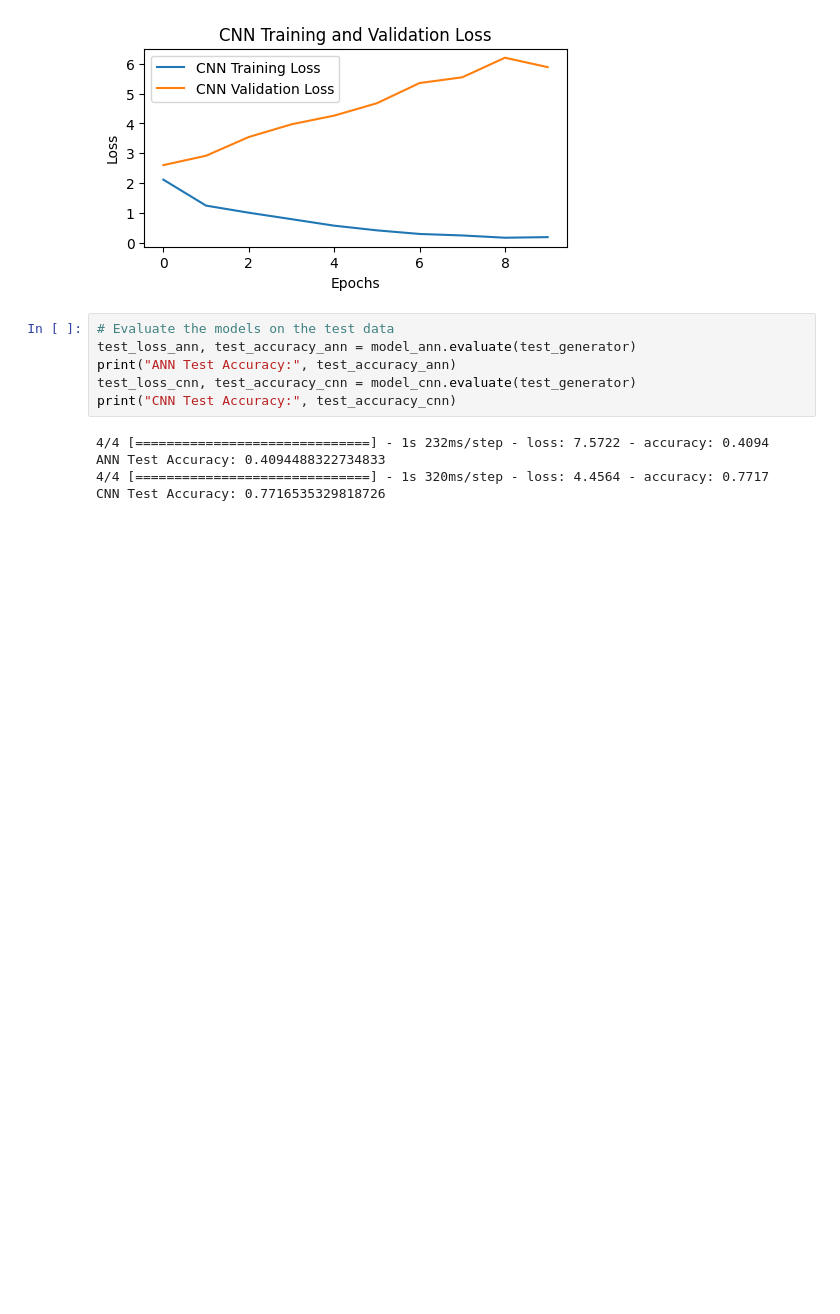
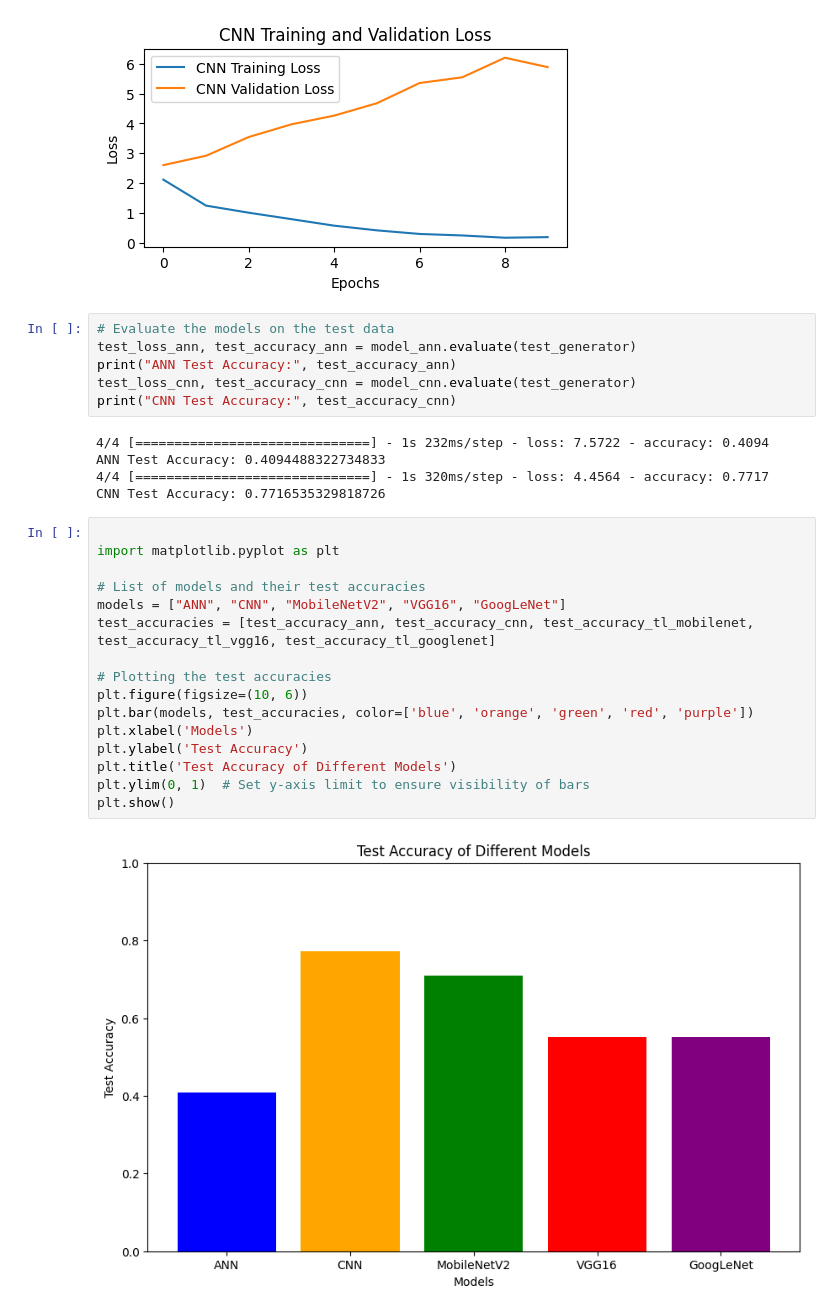
Before and after one commit to Guhan2348519/lab-task, a Jupyter notebook: Research.ipynb, the cells around one changed output. Drawn from its saved outputs; the diff is of its cells as text; blank space fills up the shorter version.

```diff
--- a/Research.ipynb
+++ b/Research.ipynb
@@ -619,3 +626,21 @@ print("CNN Test Accuracy:", test_accuracy_cnn)
 ANN Test Accuracy: 0.4094488322734833
 4/4 [==============================] - 1s 320ms/step - loss: 4.4564 - accuracy: 0.7717
 CNN Test Accuracy: 0.7716535329818726
+# %%
+
+import matplotlib.pyplot as plt
+
+# List of models and their test accuracies
+models = ["ANN", "CNN", "MobileNetV2", "VGG16", "GoogLeNet"]
+test_accuracies = [test_accuracy_ann, test_accuracy_cnn, test_accuracy_tl_mobilenet, test_accuracy_tl_vgg16, test_accuracy_tl_googlenet]
+
+# Plotting the test accuracies
+plt.figure(figsize=(10, 6))
+plt.bar(models, test_accuracies, color=['blue', 'orange', 'green', 'red', 'purple'])
+plt.xlabel('Models')
+plt.ylabel('Test Accuracy')
+plt.title('Test Accuracy of Different Models')
+plt.ylim(0, 1)  # Set y-axis limit to ensure visibility of bars
+plt.show()
+# %% [output]
+[figure, added]
```
Also changed, not shown: parts of 2 cells of this notebook.
